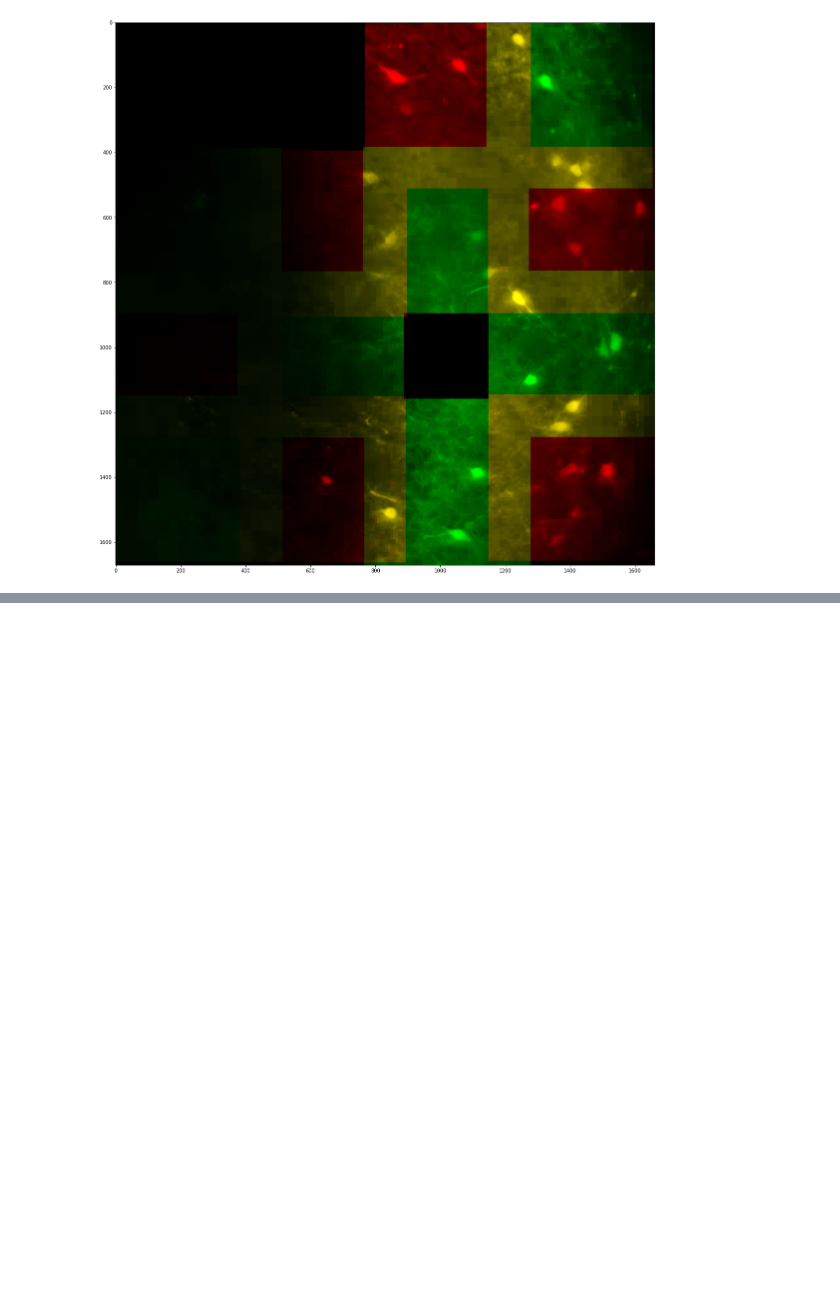
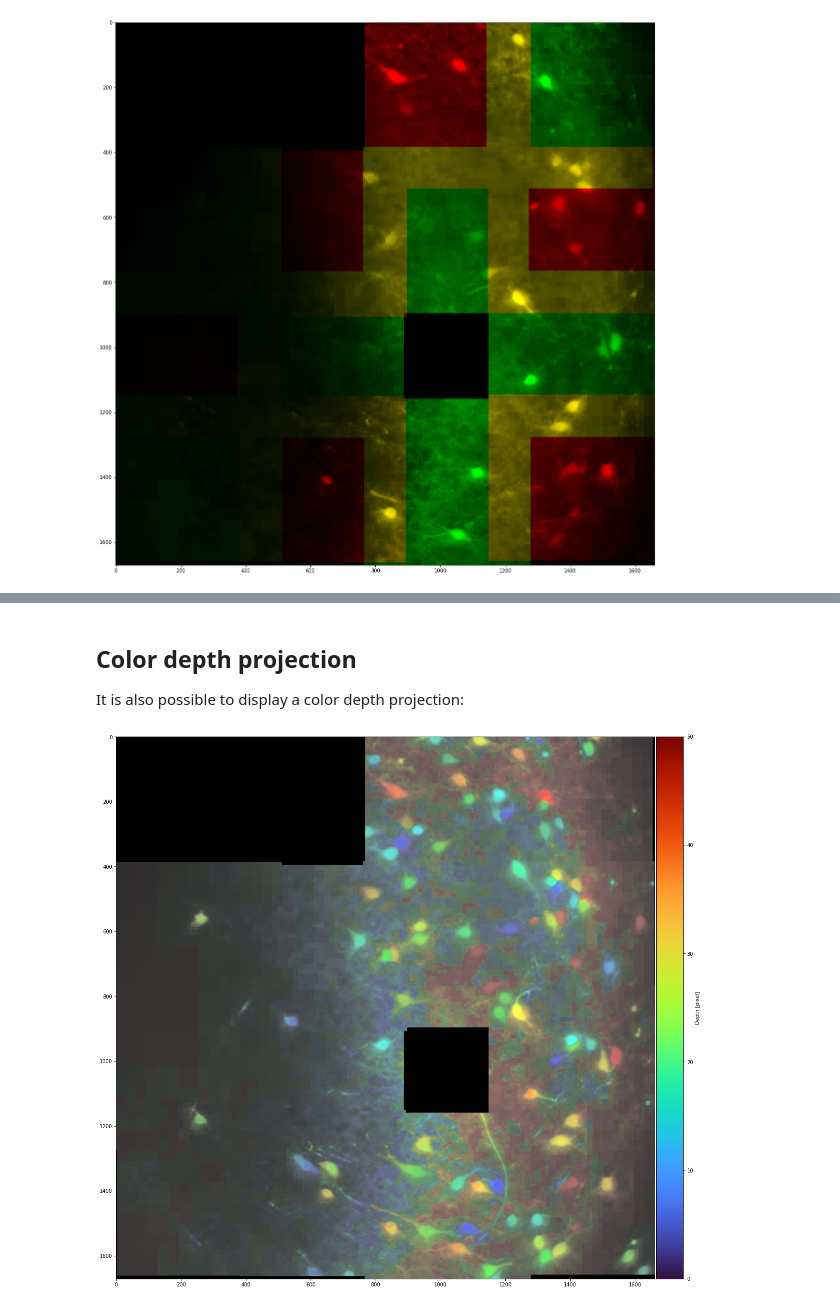
Before and after one commit to WyssCenter/pAPRica, a Jupyter notebook: doc/source/notebooks/stitcher.ipynb, the cells around one changed output, grey strips where cells are left out. Cells and saved outputs as stored; diff of their text form; code cells hidden in the pictures; blank space fills up the shorter version.

```diff
--- a/doc/source/notebooks/stitcher.ipynb
+++ b/doc/source/notebooks/stitcher.ipynb
@@ -83,0 +122,13 @@ fig.set_figwidth(20)
+# %% [markdown]
+## Color depth projection
+
+It is also possible to display a color depth projection:
+# %%
+_ = stitcher.reconstruct_z_color(n_proj=50, progress_bar=False)
+
+# The code below is only used to format the output image correctly for this tutorial and is not needed if used on your own machine
+fig = plt.gcf()
+fig.set_figheight(20)
+fig.set_figwidth(20)
+# %% [output]
+[figure, added]
```
Also changed, not shown: parts of 21 cells of this notebook, 19 other files.
